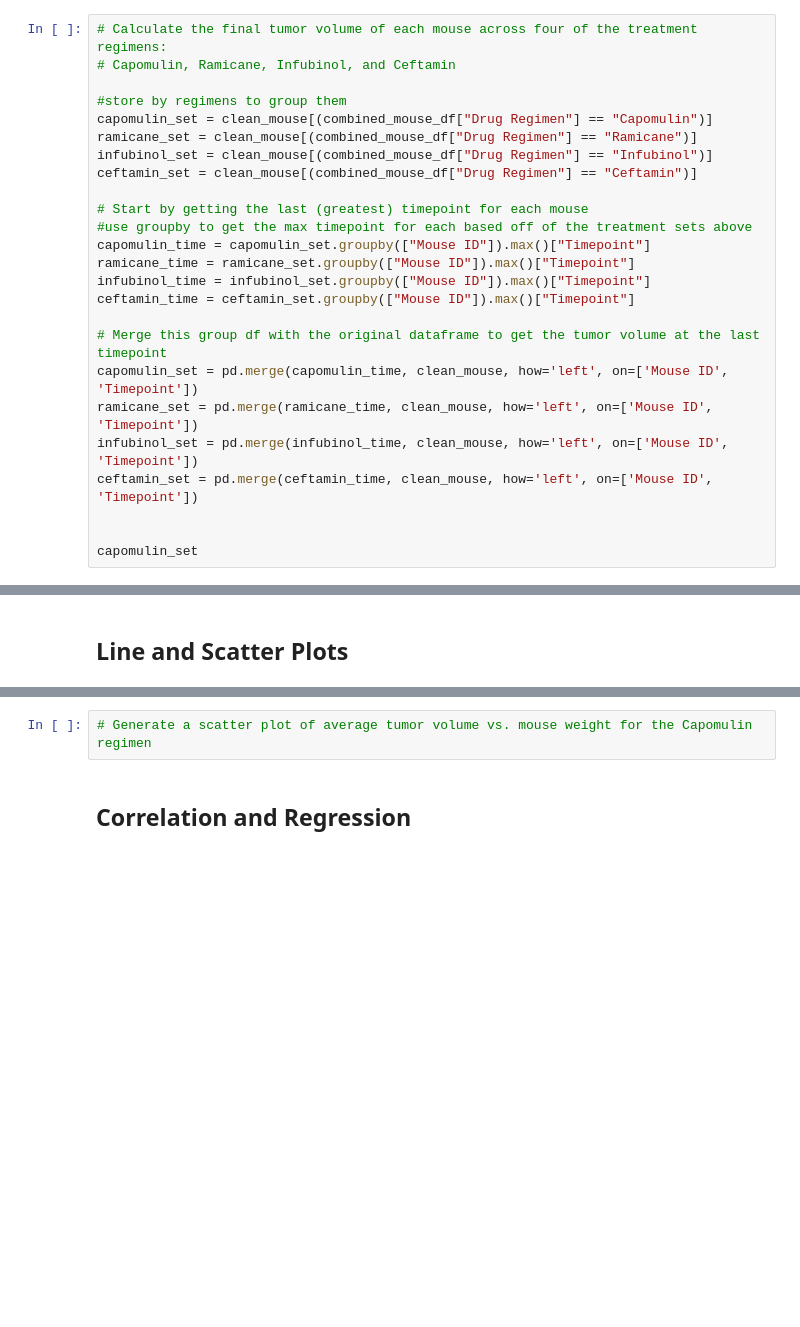
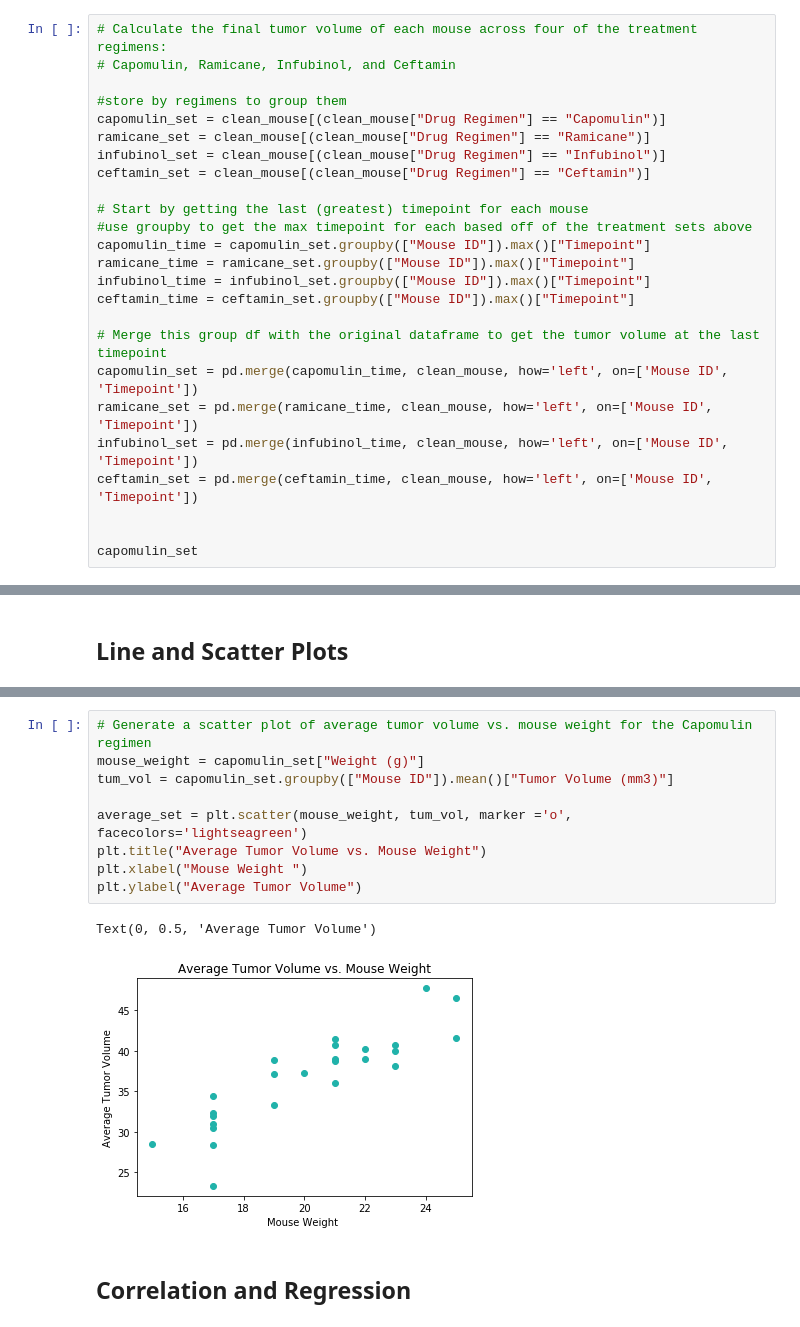
Before and after one commit to ceci-chapa/matplotlib-challenge, a Jupyter notebook: Pymaceuticals/pymaceuticals_starter.ipynb, the cells around one changed output, grey strips where cells are left out. Drawn from its saved outputs; the diff is of its cells as text; blank space fills up the shorter version.

```diff
--- a/Pymaceuticals/pymaceuticals_starter.ipynb
+++ b/Pymaceuticals/pymaceuticals_starter.ipynb
@@ -253,10 +254,10 @@ mf_py
 # Capomulin, Ramicane, Infubinol, and Ceftamin
 
 #store by regimens to group them
-capomulin_set = clean_mouse[(combined_mouse_df["Drug Regimen"] == "Capomulin")]
-ramicane_set = clean_mouse[(combined_mouse_df["Drug Regimen"] == "Ramicane")]
-infubinol_set = clean_mouse[(combined_mouse_df["Drug Regimen"] == "Infubinol")]
-ceftamin_set = clean_mouse[(combined_mouse_df["Drug Regimen"] == "Ceftamin")]
+capomulin_set = clean_mouse[(clean_mouse["Drug Regimen"] == "Capomulin")]
+ramicane_set = clean_mouse[(clean_mouse["Drug Regimen"] == "Ramicane")]
+infubinol_set = clean_mouse[(clean_mouse["Drug Regimen"] == "Infubinol")]
+ceftamin_set = clean_mouse[(clean_mouse["Drug Regimen"] == "Ceftamin")]
 
 # Start by getting the last (greatest) timepoint for each mouse
 #use groupby to get the max timepoint for each based off of the treatment sets above
@@ -340,4 +378,14 @@ x_axis_data
 # %%
 # Generate a scatter plot of average tumor volume vs. mouse weight for the Capomulin regimen
+mouse_weight = capomulin_set["Weight (g)"]
+tum_vol = capomulin_set.groupby(["Mouse ID"]).mean()["Tumor Volume (mm3)"]
+
+average_set = plt.scatter(mouse_weight, tum_vol, marker ='o', facecolors='lightseagreen')
+plt.title("Average Tumor Volume vs. Mouse Weight")
+plt.xlabel("Mouse Weight ")
+plt.ylabel("Average Tumor Volume")
+# %% [output]
+Text(0, 0.5, 'Average Tumor Volume')
+[figure, added]
 # %% [markdown]
 ## Correlation and Regression
```
Also changed, not shown: parts of 6 cells of this notebook.
